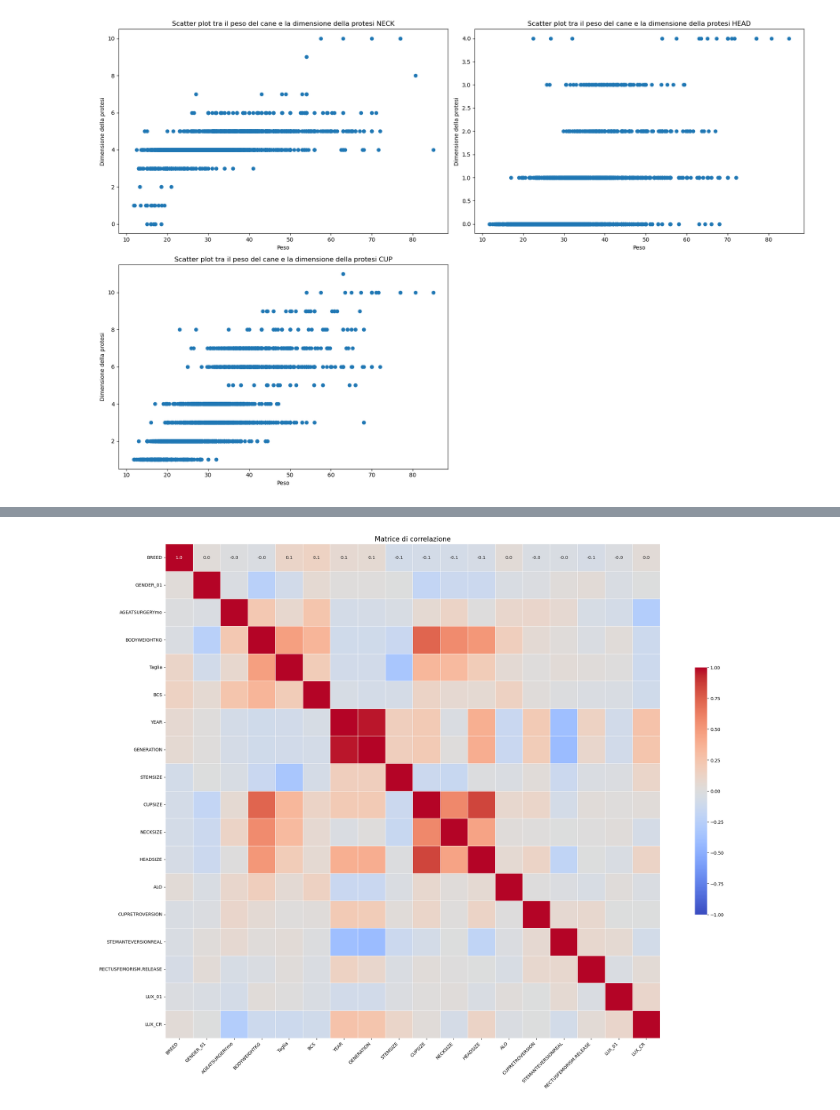
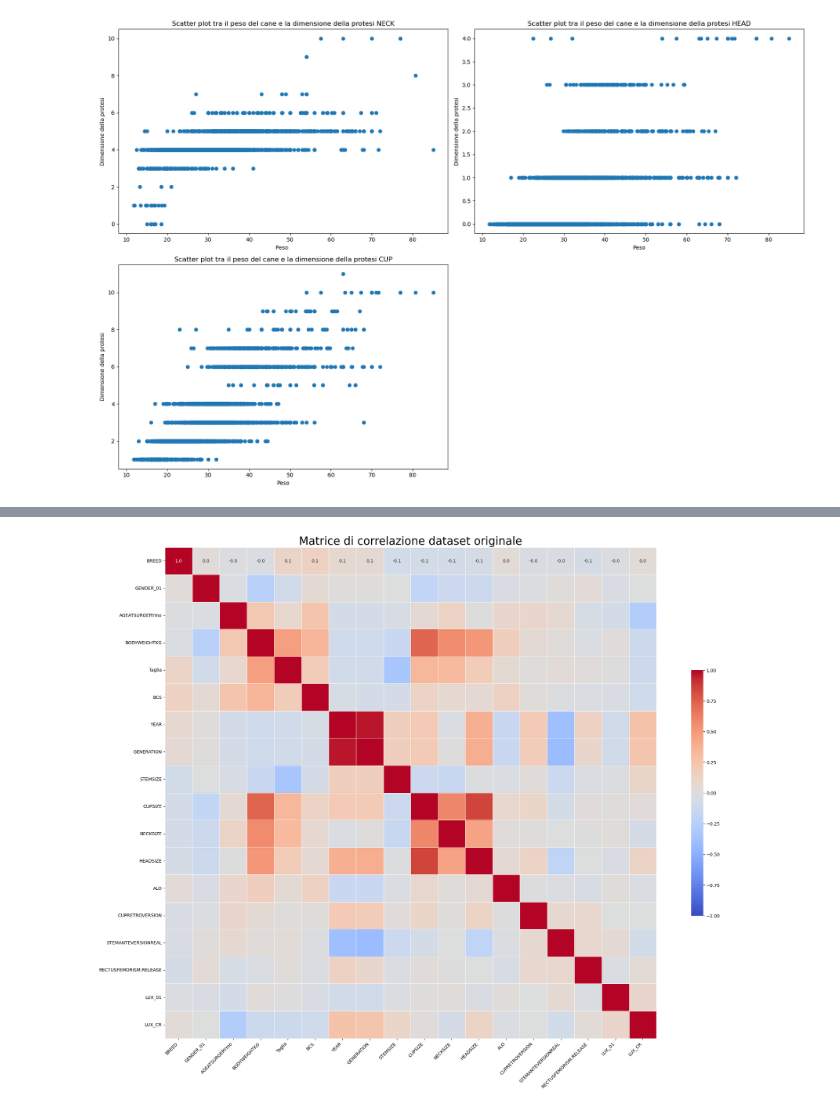
Before and after one commit to MatteoBisotti/Tirocinio, a Jupyter notebook: tirocinio/corr_matrix/corr_matrix.ipynb, the cells around one changed output, grey strips where cells are left out. Cells and saved outputs as stored; diff of their text form; code cells hidden in the pictures.

```diff
--- a/tirocinio/corr_matrix/corr_matrix.ipynb
+++ b/tirocinio/corr_matrix/corr_matrix.ipynb
@@ -137,24 +137,24 @@ plt.show()
 # %% [output]
 [figure]
 # %%
-func.display_corr_matrix(dataset)
+func.display_corr_matrix(dataset, "Matrice di correlazione dataset originale")
 # %% [output]
 |  | BREED | GENDER_01 | AGEATSURGERYmo | BODYWEIGHTKG | Taglia | BCS | YEAR | GENERATION | STEMSIZE | ... |
 | BREED | 1.000000 | 0.027166 | -0.014028 | -0.025418 | 0.110383 | 0.139797 | 0.065465 | 0.058535 | -0.078307 | ... |
 | GENDER_01 | 0.027166 | 1.000000 | -0.027979 | -0.245394 | -0.086088 | 0.055765 | 0.008949 | 0.010490 | -0.003698 | ... |
 | AGEATSURGERYmo | -0.014028 | -0.027979 | 1.000000 | 0.223443 | 0.081939 | 0.249440 | -0.073647 | -0.065173 | -0.042595 | ... |
 | BODYWEIGHTKG | -0.025418 | -0.245394 | 0.223443 | 1.000000 | 0.473659 | 0.347751 | -0.098832 | -0.101435 | -0.145992 | ... |
 | Taglia | 0.110383 | -0.086088 | 0.081939 | 0.473659 | 1.000000 | 0.190115 | -0.087625 | -0.088802 | -0.337549 | ... |
 | BCS | 0.139797 | 0.055765 | 0.249440 | 0.347751 | 0.190115 | 1.000000 | -0.048013 | -0.070630 | -0.069595 | ... |
 | YEAR | 0.065465 | 0.008949 | -0.073647 | -0.098832 | -0.087625 | -0.048013 | 1.000000 | 0.962851 | 0.167868 | ... |
 | GENERATION | 0.058535 | 0.010490 | -0.065173 | -0.101435 | -0.088802 | -0.070630 | 0.962851 | 1.000000 | 0.170209 | ... |
 | STEMSIZE | -0.078307 | -0.003698 | -0.042595 | -0.145992 | -0.337549 | -0.069595 | 0.167868 | 0.170209 | 1.000000 | ... |
 | CUPSIZE | -0.077249 | -0.186105 | 0.055544 | 0.729568 | 0.337022 | 0.121629 | 0.208522 | 0.209889 | -0.128618 | ... |
 | ... | ... | ... | ... | ... | ... | ... | ... | ... | ... | ... |
 | CUPRETROVERSION | -0.032023 | -0.017065 | 0.100177 | 0.051870 | 0.008681 | 0.018362 | 0.206113 | 0.190490 | 0.028605 | ... |
 | STEMANTEVERSIONREAL | -0.036417 | 0.018553 | 0.065522 | 0.023079 | 0.031939 | -0.009160 | -0.397424 | -0.417568 | -0.130769 | ... |
 | RECTUSFEMORISM.RELEASE | -0.058195 | 0.034807 | -0.050598 | -0.024279 | 0.020473 | -0.026356 | 0.136573 | 0.089661 | -0.025681 | ... |
 | LUX_01 | -0.017493 | -0.033912 | -0.073645 | 0.026042 | 0.003735 | -0.037610 | -0.091297 | -0.088929 | -0.020564 | ... |
 | LUX_CR | 0.037387 | -0.007585 | -0.278906 | -0.123078 | -0.121278 | -0.097834 | 0.258462 | 0.249867 | 0.106314 | ... |
-[figure, old version]
+[figure, new version]
 # %%
```
Also changed, not shown: parts of 5 cells of this notebook, 2 other files.
